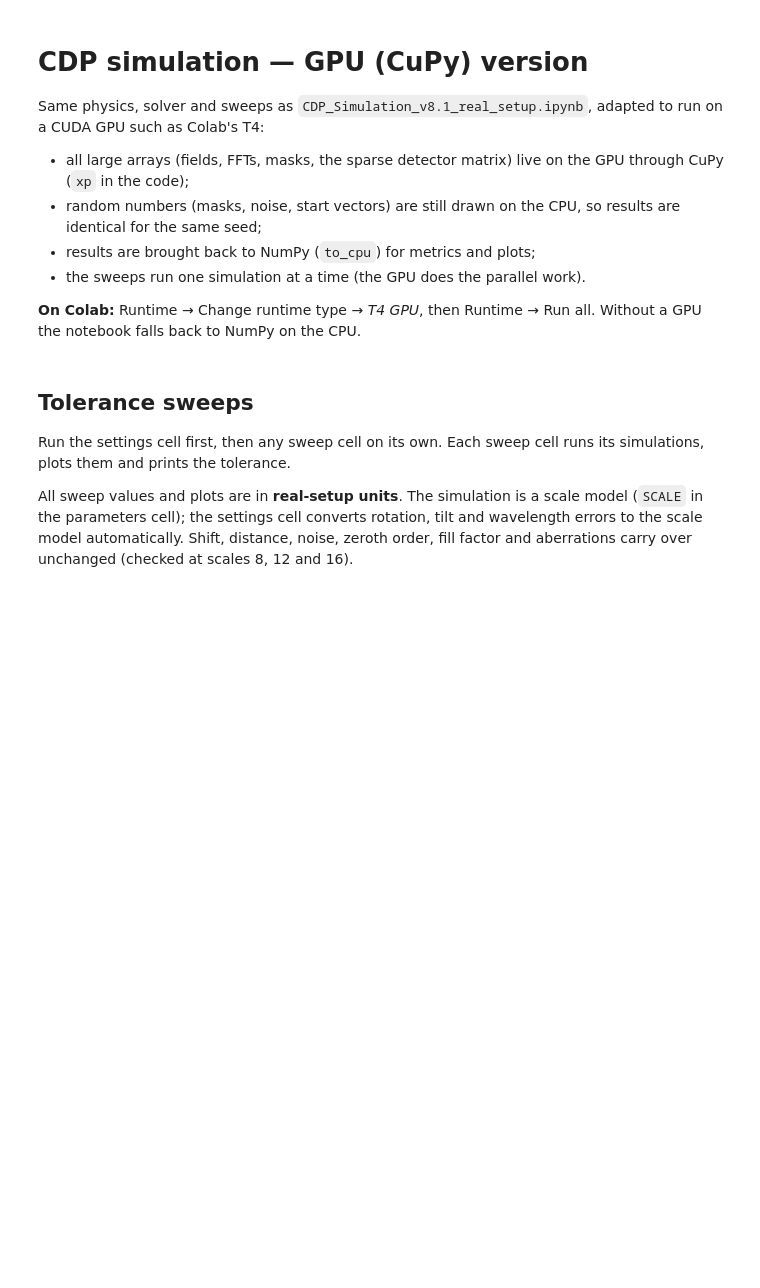
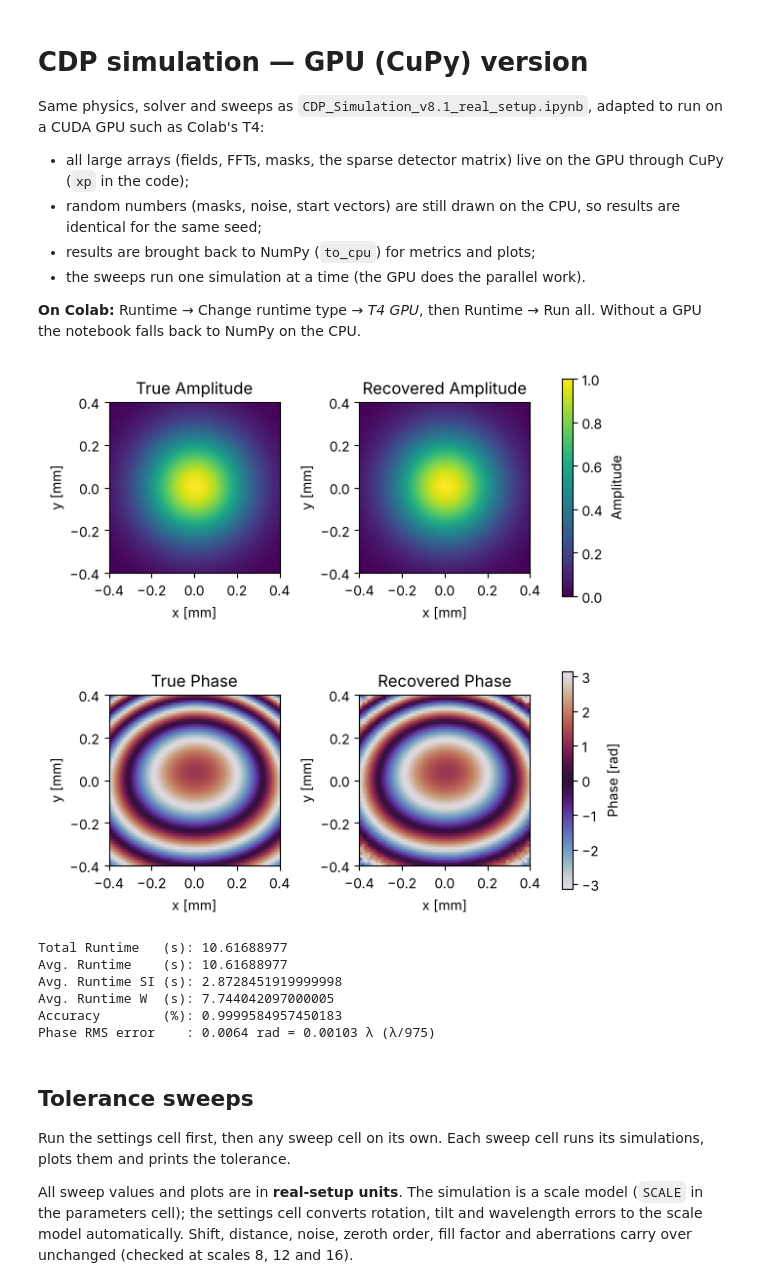
Before and after one commit to fivosnfs-blip/claude, a Jupyter notebook: cdp_simulation/CDP_Simulation_v8.1_GPU.ipynb, the cells around one changed output. Saved outputs shown, nothing was run; the diff lists cells and outputs as text; code cells hidden in the pictures; blank space fills up the shorter version.

Commit message:
GPU notebook: print the phase RMS error in rad and waves
The reconstruction cell now reports the intensity-weighted phase RMS
error (global phase removed, same definition as the sweeps) next to the
overlap metric, in radians and as a fraction of the wavelength.

Co-Authored-By: Claude Opus 5.5 <noreply@anthropic.com>
Claude-Session: https://claude.ai/code/session_0178jwWgVGWMVeEMsvwAZfkC

```diff
--- a/cdp_simulation/CDP_Simulation_v8.1_GPU.ipynb
+++ b/cdp_simulation/CDP_Simulation_v8.1_GPU.ipynb
@@ -970,27 +970,44 @@ y, D = generate_measurement(x, prop, sampler, camera_noise if use_noise else Non
 # %%
 for j in range(1):
     runtime = 0
     runtime_spec = 0
     runtime_Wirt = 0
     accuracy = 0
+    phase_rms = 0
     runs = 1
     norm_x = np.sqrt(np.real(np.vdot(x, x)))
 
     for i in range(runs):
         rng_init = np.random.default_rng(seed + 1 + i)
         # Reconstruct with the masks the model believes the SLM produced.
         D_model = effective_masks(D, zero_order_power, zero_order_phase)
         X = reconstruct_x(y, D_model, prop_ideal, sampler_ideal, iter_WF, iter_SI, tol_WF, tol_SI, tau0, mu_max, True, sigma, dx_slm, rng_init)
         runtime += X[1][0]
         runtime_spec += X[1][1]
         runtime_Wirt += X[1][2]
         accuracy += np.abs(np.vdot(X[0], x)) / (np.sqrt(np.real(np.vdot(X[0], X[0]))) * norm_x)
 
+        # Phase RMS error: remove the global phase, then weight each pixel by the true intensity.
+        theta = np.angle(np.vdot(X[0], x))
+        dphi = np.angle(X[0] * np.exp(1j * theta) * np.conj(x))
+        w = np.abs(x) ** 2
+        phase_rms += np.sqrt(np.sum(w * dphi ** 2) / np.sum(w))
+
     print(f"Total Runtime   (s): {runtime}")
     print(f"Avg. Runtime    (s): {runtime / runs}")
     print(f"Avg. Runtime SI (s): {runtime_spec / runs}")
     print(f"Avg. Runtime W  (s): {runtime_Wirt / runs}")
     print(f"Accuracy        (%): {accuracy / runs}")
+    print(f"Phase RMS error    : {phase_rms / runs:.4f} rad = {phase_rms / runs / (2 * np.pi):.5f} λ "
+          f"(λ/{2 * np.pi * runs / phase_rms:.0f})")
+# %% [output]
+[figure, added]
+Total Runtime   (s): 10.61688977
+Avg. Runtime    (s): 10.61688977
+Avg. Runtime SI (s): 2.8728451919999998
+Avg. Runtime W  (s): 7.744042097000005
+Accuracy        (%): 0.9999584957450183
+Phase RMS error    : 0.0064 rad = 0.00103 λ (λ/975)
 # %%
 from matplotlib.patches import Polygon
 
```
